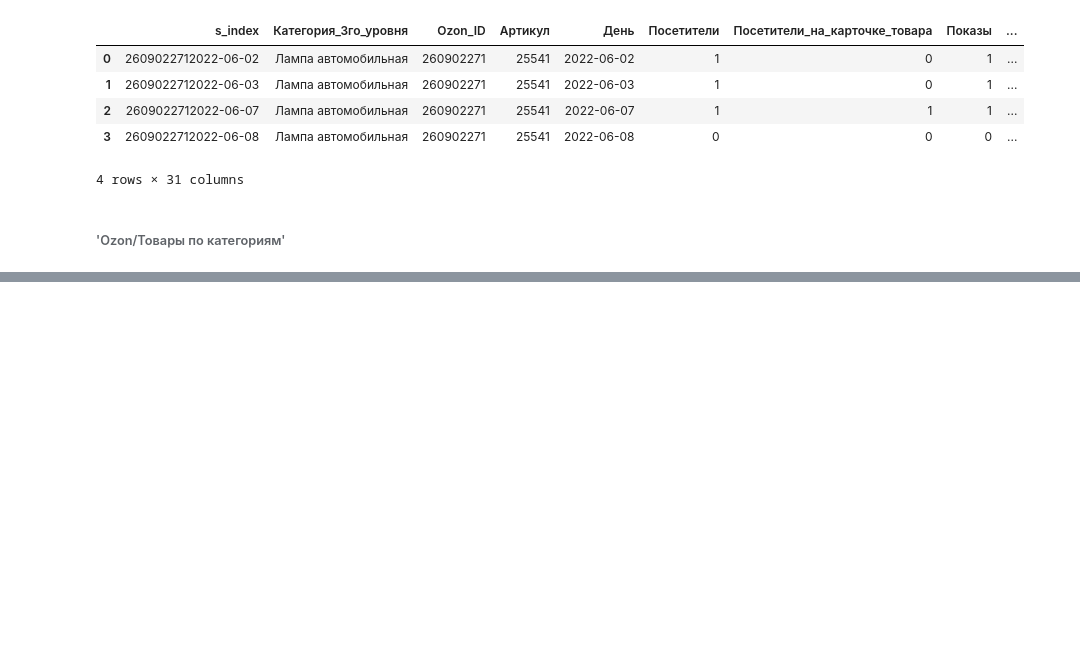
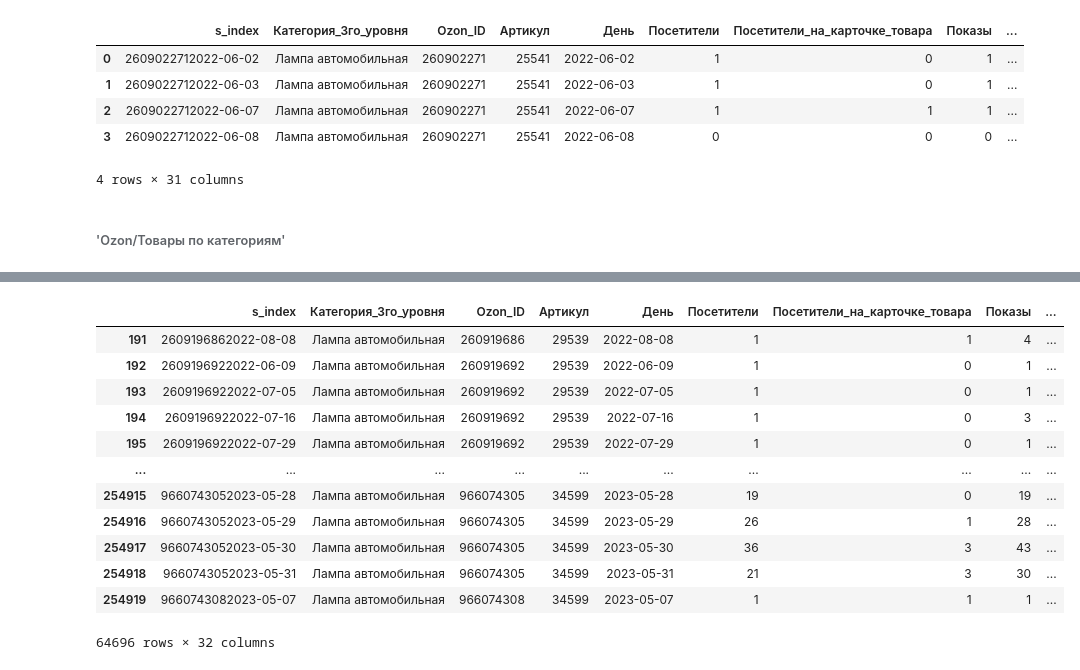
Before and after one commit to Untick/Marketplaces, a Jupyter notebook: 3_svod_DataSet.ipynb, the cells around one changed output, grey strips where cells are left out. Saved outputs shown, nothing was run; the diff lists cells and outputs as text; code cells hidden in the pictures; blank space fills up the shorter version.

```diff
--- a/3_svod_DataSet.ipynb
+++ b/3_svod_DataSet.ipynb
@@ -1031,0 +1163,15 @@ df.shape
+# %%
+# вычислить сколько доп.фото в колонке 'Ссылки на дополнительные фото' и прибавить 1
+def get_col_foto1(x):
+  # print(type(x), x)
+  if x == 0:
+    return 1
+  else:
+    dop = x.count('\n') + 1
+    # print(dop)
+    # print(f'Доп фото: {dop}')
+  return 1 + dop
+# %%
+df['Контент_Количество_фотографий'] = df['Ссылки_на_дополнительные_фото'].apply(get_col_foto1)
+df['Артикул'] = df['Артикул'].astype(str)
+df.drop('Ссылки_на_дополнительные_фото', axis=1, inplace=True)
@@ -1033,0 +1191,2 @@ df.dtypes
+# %%
+df['Артикул'] = df['Артикул'].astype(str)
@@ -1033,0 +1210,3 @@ df.dtypes
+# %%
+# Дополняем сводную таблицу
+df_svod = pd.merge(df_svod,df, on='Артикул', how='left')
@@ -1033,0 +1223,16 @@ df.dtypes
+# %%
+df_svod[df_svod['Контент_Количество_фотографий']>1] #.isna()
+# %% [output]
+|  | s_index | Категория_3го_уровня | Ozon_ID | Артикул | День | Посетители | Посетители_на_карточке_товара | Показы | ... |
+| 191 | 2609196862022-08-08 | Лампа автомобильная | 260919686 | 29539 | 2022-08-08 | 1 | 1 | 4 | ... |
+| 192 | 2609196922022-06-09 | Лампа автомобильная | 260919692 | 29539 | 2022-06-09 | 1 | 0 | 1 | ... |
+| 193 | 2609196922022-07-05 | Лампа автомобильная | 260919692 | 29539 | 2022-07-05 | 1 | 0 | 1 | ... |
+| 194 | 2609196922022-07-16 | Лампа автомобильная | 260919692 | 29539 | 2022-07-16 | 1 | 0 | 3 | ... |
+| 195 | 2609196922022-07-29 | Лампа автомобильная | 260919692 | 29539 | 2022-07-29 | 1 | 0 | 1 | ... |
+| ... | ... | ... | ... | ... | ... | ... | ... | ... | ... |
+| 254915 | 9660743052023-05-28 | Лампа автомобильная | 966074305 | 34599 | 2023-05-28 | 19 | 0 | 19 | ... |
+| 254916 | 9660743052023-05-29 | Лампа автомобильная | 966074305 | 34599 | 2023-05-29 | 26 | 1 | 28 | ... |
+| 254917 | 9660743052023-05-30 | Лампа автомобильная | 966074305 | 34599 | 2023-05-30 | 36 | 3 | 43 | ... |
+| 254918 | 9660743052023-05-31 | Лампа автомобильная | 966074305 | 34599 | 2023-05-31 | 21 | 3 | 30 | ... |
+| 254919 | 9660743082023-05-07 | Лампа автомобильная | 966074308 | 34599 | 2023-05-07 | 1 | 1 | 1 | ... |
+64696 rows × 32 columns
```
Also changed, not shown: parts of 23 cells of this notebook.
